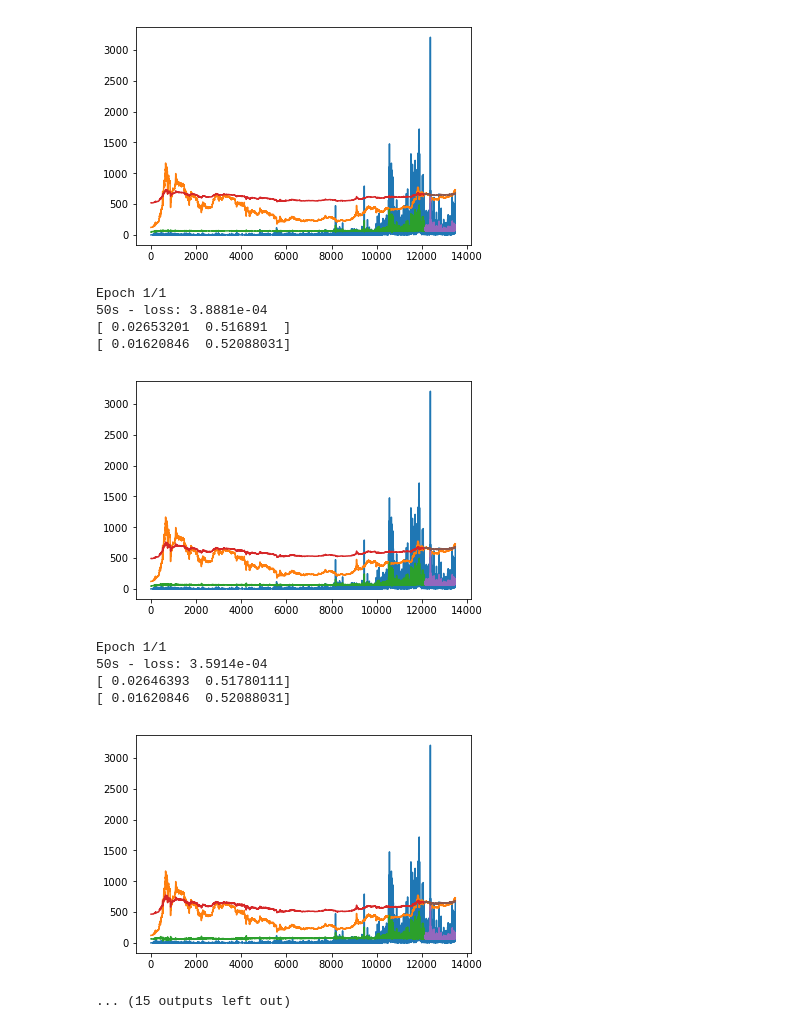
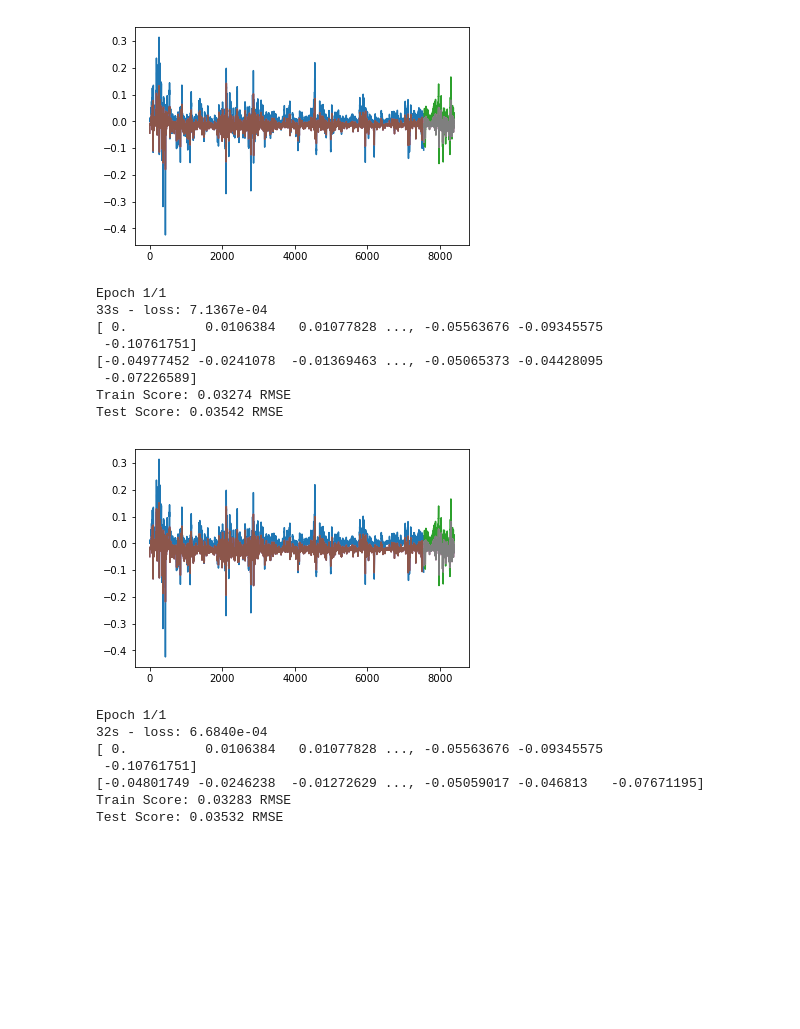
Before and after one commit to nadirsky/CryptocurrencyPricePrediction, a Jupyter notebook: Untitled-Copy1.ipynb, the cells around one changed output. Saved outputs shown, nothing was run; the diff lists cells and outputs as text; code cells hidden in the pictures; blank space fills up the shorter version.

```diff
--- a/Untitled-Copy1.ipynb
+++ b/Untitled-Copy1.ipynb
@@ -87,14 +87,20 @@ timestamp
 train_size = int(len(dataset) * 0.9)
 test_size = len(dataset) - train_size
 train, test = dataset[0:train_size,:], dataset[train_size:len(dataset),:]
-print(train[0])
+
+scaler_price = MinMaxScaler(feature_range=(0, 1))
+train[:,0] = scaler_price.fit_transform(train[:,0])
+test[:,0] = scaler_price.transform(test[:,0])
+
+scaler_volume = MinMaxScaler(feature_range=(0, 1))
+train[:,1] = scaler_volume.fit_transform(train[:,1])
+test[:,1] = scaler_volume.transform(test[:,1])
+
 # reshape into X=t and Y=t+1
 look_back = 5
 trainX, trainY = create_dataset(train, look_back)
 testX, testY = create_dataset(test, look_back)
 # reshape input to be [samples, time steps, features]
-print(trainX.shape)
-print(trainX[0])
-print(trainY[0])
+
 trainX = np.reshape(trainX, (trainX.shape[0], trainX.shape[1], 2))
 testX = np.reshape(testX, (testX.shape[0], testX.shape[1], 2))
@@ -113,7 +110,7 @@ batch_size = 1
 model = Sequential()
 model.add(LSTM(4, batch_input_shape=(batch_size, look_back, 2), stateful=True, return_sequences=True))
 model.add(LSTM(4, batch_input_shape=(batch_size, look_back, 2), stateful=True))
-model.add(Dense(2))
+model.add(Dense(1))
 model.compile(loss='mean_squared_error', optimizer='adam')
 for i in range(100):
     model.fit(trainX, trainY, epochs=1, batch_size=batch_size, verbose=2, shuffle=False)
@@ -126,18 +123,30 @@ for i in range(100):
     model_test.reset_states()
     testPredict = model_test.predict(testX, batch_size=batch_size)
     # invert predictions
-    print(trainPredict[-1])
-    print(trainY[-1])
-    trainPredict = scaler.inverse_transform(trainPredict)
-    trainY_test = scaler.inverse_transform(trainY)
-    testPredict = scaler.inverse_transform(testPredict)
-    testY_test = scaler.inverse_transform(testY)
+    #print(trainPredict[-1])
+    #print(trainY[-1])
+    trainPredict = scaler_price.inverse_transform(trainPredict)
+    trainY_test = scaler_price.inverse_transform(trainY)
+    testPredict = scaler_price.inverse_transform(testPredict)
+    testY_test = scaler_price.inverse_transform(testY)
+
+    print(trainY_test)
+    print(trainPredict[:,0])
 
     # calculate root mean squared error
-    #trainScore = math.sqrt(mean_squared_error(trainY_test[0], trainPredict[:,0]))
-    #print('Train Score: %.2f RMSE' % (trainScore))
-    #testScore = math.sqrt(mean_squared_error(testY_test[0], testPredict[:,0]))
-    #print('Test Score: %.2f RMSE' % (testScore))
+    trainScore = math.sqrt(mean_squared_error(trainY_test, trainPredict[:,0]))
+    print('Train Score: %.5f RMSE' % (trainScore))
+    testScore = math.sqrt(mean_squared_error(testY_test, testPredict[:,0]))
+    print('Test Score: %.5f RMSE' % (testScore))
+
+    # shift train predictions for plotting
+    trainYPlot = np.empty_like(dataset)
+    trainYPlot[:, :] = np.nan
+    trainYPlot[look_back:len(trainPredict)+look_back,0] = trainY_test
+    # shift test predictions for plotting
+    testYPlot = np.empty_like(dataset)
+    testYPlot[:, :] = np.nan
+    testYPlot[len(trainPredict)+(look_back*2)+1:len(dataset)-1,0] = testY_test
 
     # shift train predictions for plotting
     trainPredictPlot = np.empty_like(dataset)
@@ -148,7 +157,8 @@ for i in range(100):
     testPredictPlot[:, :] = np.nan
     testPredictPlot[len(trainPredict)+(look_back*2)+1:len(dataset)-1] = testPredict
     # plot baseline and predictions
-    plt.plot(scaler.inverse_transform(dataset))
+    plt.plot(trainYPlot)
+    plt.plot(testYPlot)
     plt.plot(trainPredictPlot)
     plt.plot(testPredictPlot)
     plt.show()
@@ -175,12 +201,17 @@ Epoch 1/1
-[figure, old version]
+[figure, new version]
-Epoch 1/1
-50s - loss: 3.8881e-04
-[ 0.02653201  0.516891  ]
-[ 0.01620846  0.52088031]
+Epoch 1/1
+33s - loss: 7.1367e-04
+[ 0.          0.0106384   0.01077828 ..., -0.05563676 -0.09345575
+ -0.10761751]
+[-0.04977452 -0.0241078  -0.01369463 ..., -0.05065373 -0.04428095
+ -0.07226589]
+Train Score: 0.03274 RMSE
+Test Score: 0.03542 RMSE
-[figure, old version]
+[figure, new version]
-Epoch 1/1
-50s - loss: 3.5914e-04
-[ 0.02646393  0.51780111]
-[ 0.01620846  0.52088031]
-[figure, removed]
-... (15 outputs left out)
+Epoch 1/1
+32s - loss: 6.6840e-04
+[ 0.          0.0106384   0.01077828 ..., -0.05563676 -0.09345575
+ -0.10761751]
+[-0.04801749 -0.0246238  -0.01272629 ..., -0.05059017 -0.046813   -0.07671195]
+Train Score: 0.03283 RMSE
+Test Score: 0.03532 RMSE
```
Also changed, not shown: parts of 6 cells of this notebook, 5 other files.
